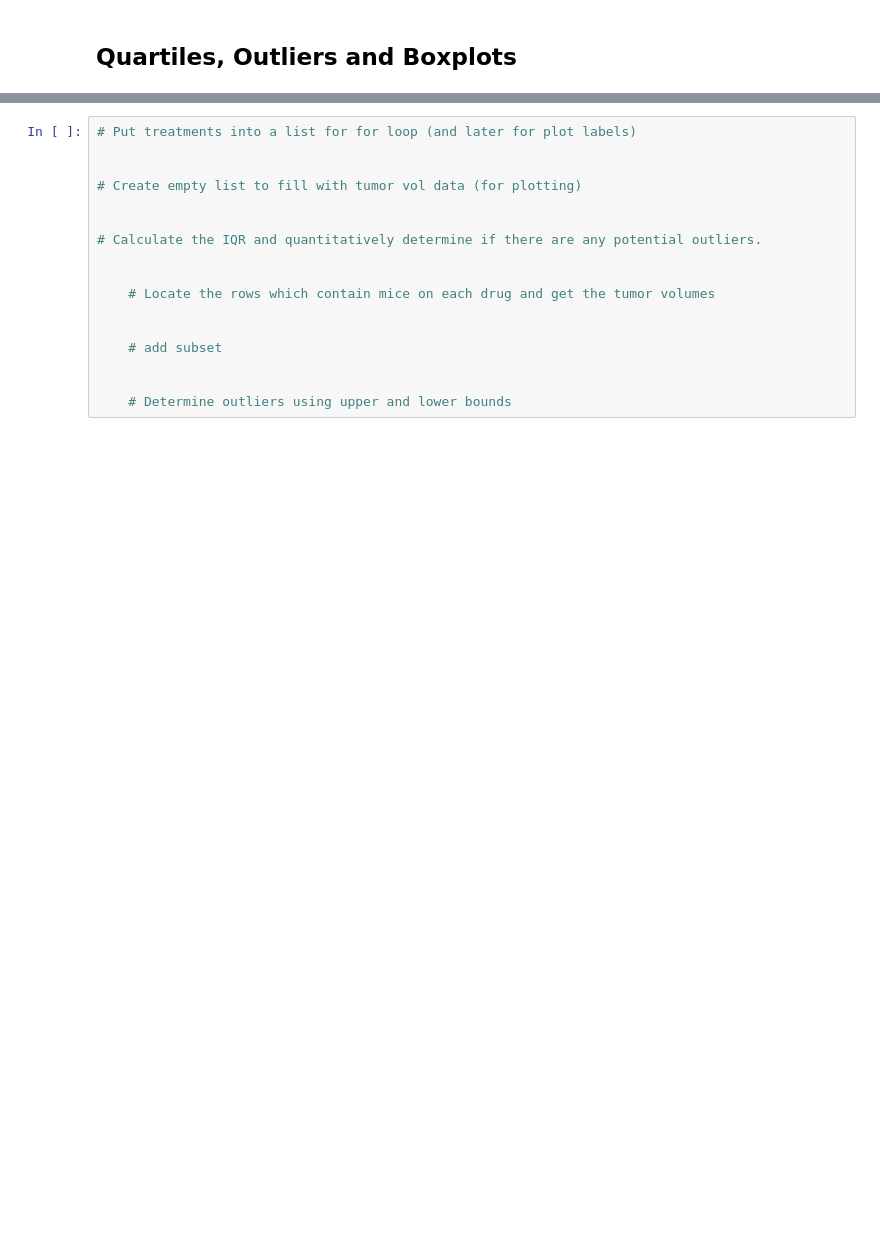
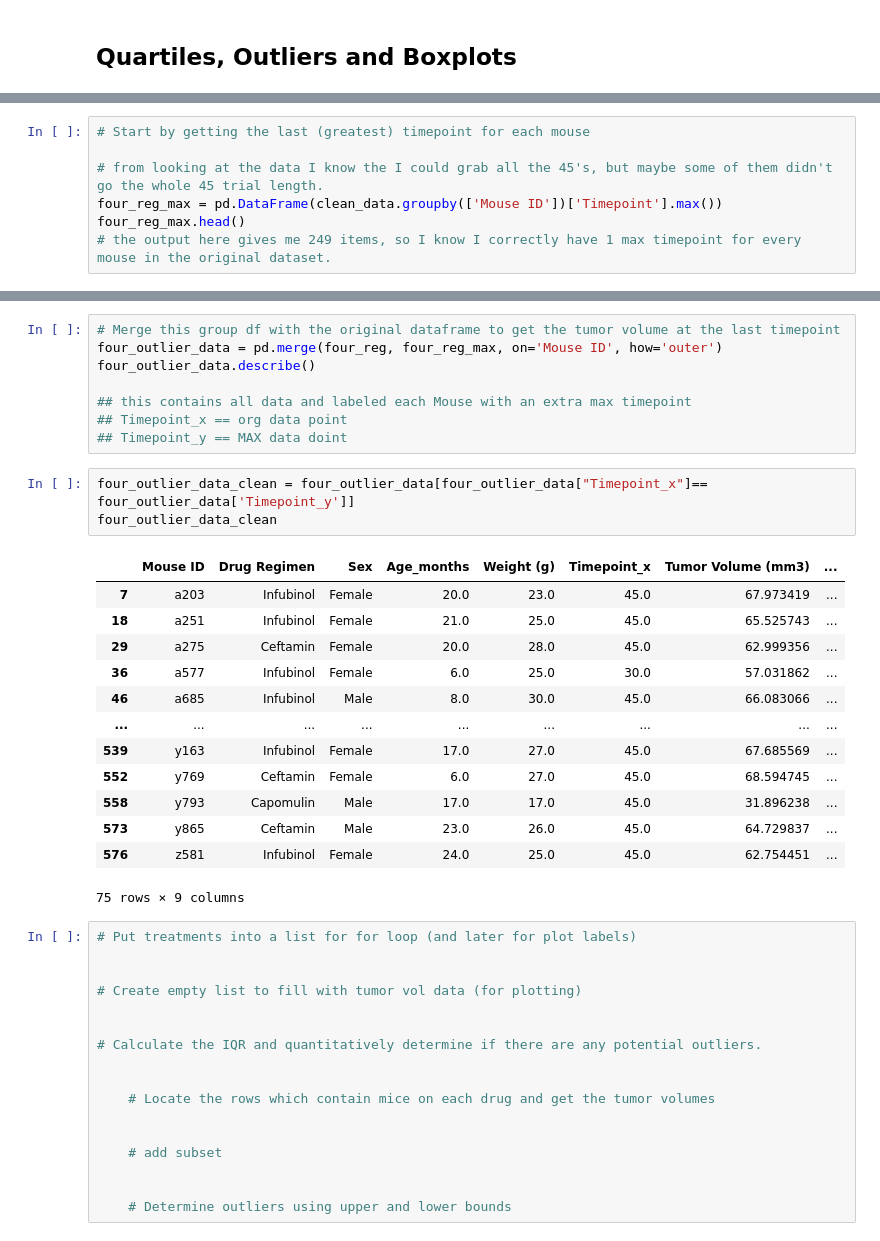
Before and after one commit to pasco27/matplotlib_homework, a Jupyter notebook: pymaceuticals_pascarella1.ipynb, the cells around one changed output, grey strips where cells are left out. Drawn from its saved outputs; the diff is of its cells as text; blank space fills up the shorter version.

```diff
--- a/pymaceuticals_pascarella1.ipynb
+++ b/pymaceuticals_pascarella1.ipynb
@@ -323,0 +289,7 @@ four_drug.count()
+# %%
+# Start by getting the last (greatest) timepoint for each mouse
+
+# from looking at the data I know the I could grab all the 45's, but maybe some of them didn't go the whole 45 trial length.
+four_reg_max = pd.DataFrame(clean_data.groupby(['Mouse ID'])['Timepoint'].max())
+four_reg_max.head()
+# the output here gives me 249 items, so I know I correctly have 1 max timepoint for every mouse in the original dataset.
@@ -324,3 +304,28 @@ four_drug.count()
+# %%
+# Merge this group df with the original dataframe to get the tumor volume at the last timepoint
+four_outlier_data = pd.merge(four_reg, four_reg_max, on='Mouse ID', how='outer')
+four_outlier_data.describe()
+
+## this contains all data and labeled each Mouse with an extra max timepoint
+## Timepoint_x == org data point
+## Timepoint_y == MAX data doint
+# %%
+four_outlier_data_clean = four_outlier_data[four_outlier_data["Timepoint_x"]== four_outlier_data['Timepoint_y']]
+four_outlier_data_clean
+# %% [output]
+|  | Mouse ID | Drug Regimen | Sex | Age_months | Weight (g) | Timepoint_x | Tumor Volume (mm3) | ... |
+| 7 | a203 | Infubinol | Female | 20.0 | 23.0 | 45.0 | 67.973419 | ... |
+| 18 | a251 | Infubinol | Female | 21.0 | 25.0 | 45.0 | 65.525743 | ... |
+| 29 | a275 | Ceftamin | Female | 20.0 | 28.0 | 45.0 | 62.999356 | ... |
+| 36 | a577 | Infubinol | Female | 6.0 | 25.0 | 30.0 | 57.031862 | ... |
+| 46 | a685 | Infubinol | Male | 8.0 | 30.0 | 45.0 | 66.083066 | ... |
+| ... | ... | ... | ... | ... | ... | ... | ... | ... |
+| 539 | y163 | Infubinol | Female | 17.0 | 27.0 | 45.0 | 67.685569 | ... |
+| 552 | y769 | Ceftamin | Female | 6.0 | 27.0 | 45.0 | 68.594745 | ... |
+| 558 | y793 | Capomulin | Male | 17.0 | 17.0 | 45.0 | 31.896238 | ... |
+| 573 | y865 | Ceftamin | Male | 23.0 | 26.0 | 45.0 | 64.729837 | ... |
+| 576 | z581 | Infubinol | Female | 24.0 | 25.0 | 45.0 | 62.754451 | ... |
+75 rows × 9 columns
 # %%
 # Put treatments into a list for for loop (and later for plot labels)
 
```
Also changed, not shown: parts of 3 cells of this notebook.
